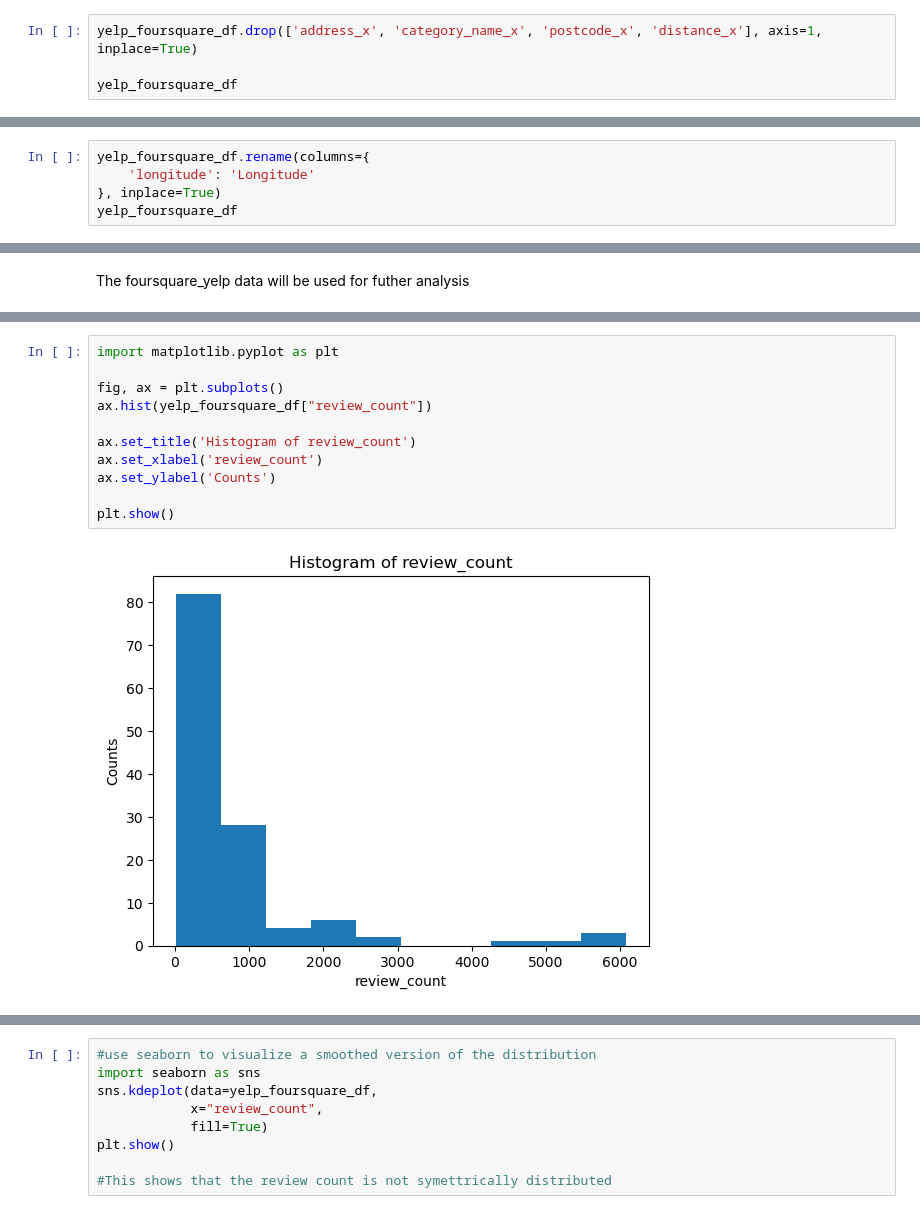
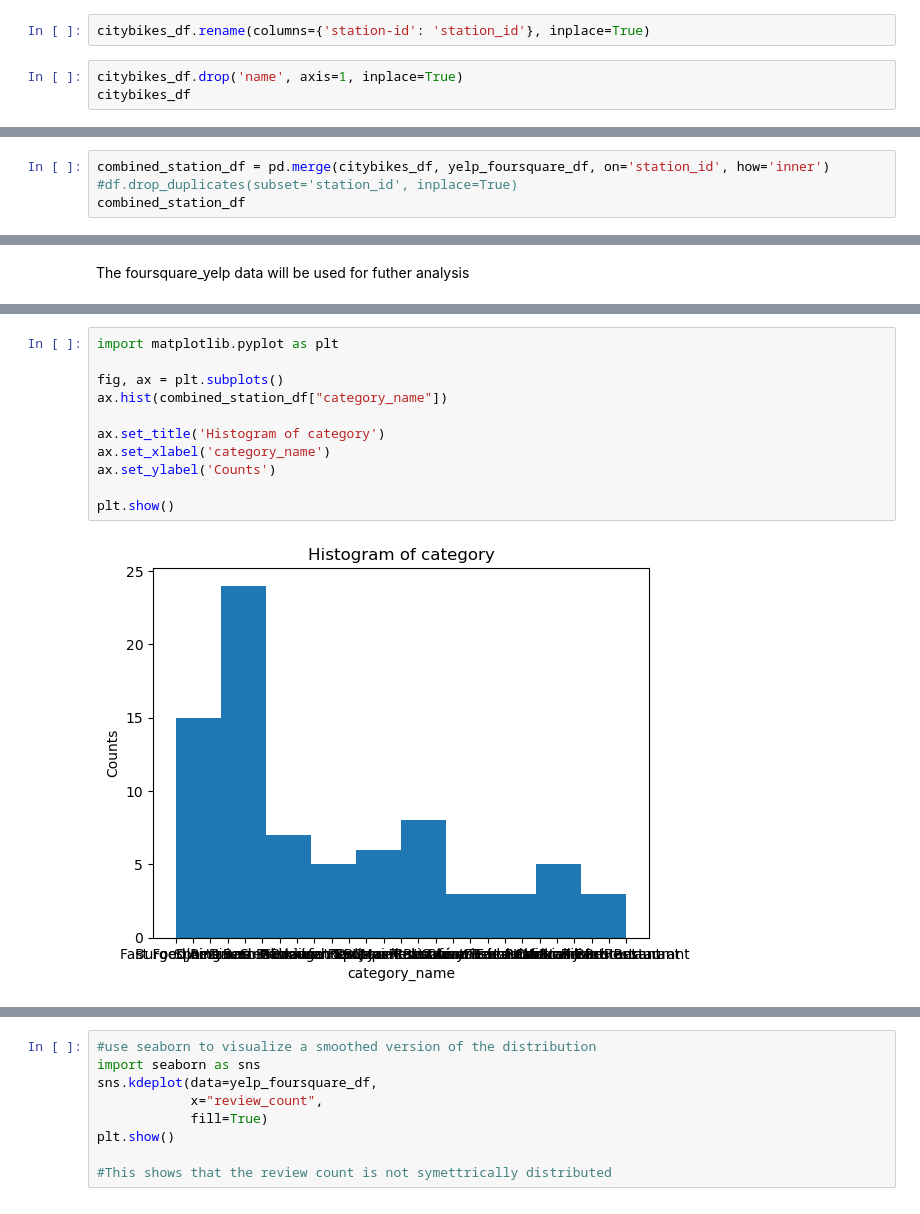
Before and after one commit to LaraOnipede/Stat-Modelling-with-Python, a Jupyter notebook: notebooks/joining_data.ipynb, the cells around one changed output, grey strips where cells are left out. Drawn from its saved outputs; the diff is of its cells as text.

Commit message:
citybikes data + foursquare_yelp data

```diff
--- a/notebooks/joining_data.ipynb
+++ b/notebooks/joining_data.ipynb
@@ -113,5 +23,6 @@ yelp_foursquare_df
+# %%
+citybikes_df.rename(columns={'station-id': 'station_id'}, inplace=True)
 # %%
-yelp_foursquare_df.drop(['address_x', 'category_name_x', 'postcode_x', 'distance_x'], axis=1, inplace=True)
-
-yelp_foursquare_df
+citybikes_df.drop('name', axis=1, inplace=True)
+citybikes_df
 # %% [output]
@@ -131,5 +41,0 @@ yelp_foursquare_df
-# %%
-yelp_foursquare_df.rename(columns={
-    'longitude': 'Longitude'
-}, inplace=True)
-yelp_foursquare_df
@@ -172,0 +60,4 @@ citybikes_df
+# %%
+combined_station_df = pd.merge(citybikes_df, yelp_foursquare_df, on='station_id', how='inner')
+#df.drop_duplicates(subset='station_id', inplace=True)
+combined_station_df
@@ -229,16 +84,16 @@ memory usage: 10.9+ KB
 # %%
 import matplotlib.pyplot as plt
 
 fig, ax = plt.subplots()
-ax.hist(yelp_foursquare_df["review_count"])
+ax.hist(combined_station_df["category_name"])
 
-ax.set_title('Histogram of review_count')
-ax.set_xlabel('review_count')
+ax.set_title('Histogram of category')
+ax.set_xlabel('category_name')
 ax.set_ylabel('Counts')
 
 plt.show()
 # %% [output]
-[figure, old version]
+[figure, new version]
 # %%
 fig, axes = plt.subplots(nrows = 1,
                          ncols = 2,
```
Also changed, not shown: parts of 21 cells of this notebook.
